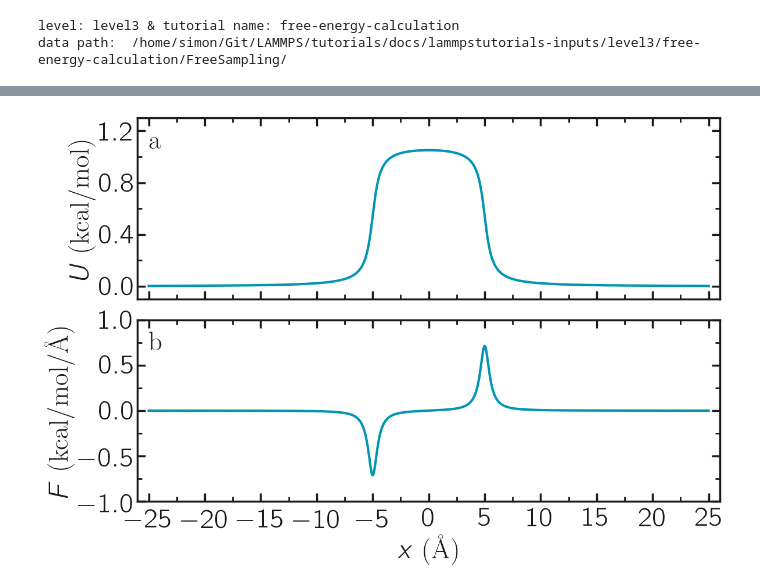
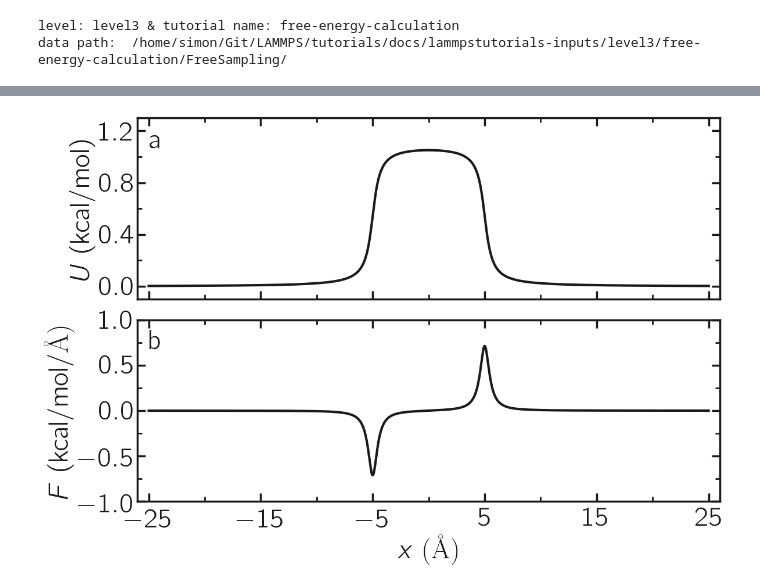
Before and after one commit to lammpstutorials/lammpstutorials.github.io, a Jupyter notebook: docs/sphinx/source/tutorials/figures/level3/free-energy-calculation/potential-pyplot.ipynb, the cells around one changed output, grey strips where cells are left out. Drawn from its saved outputs; the diff is of its cells as text; code cells hidden in the pictures.

Commit message:
improved figures

```diff
--- a/docs/sphinx/source/tutorials/figures/level3/free-energy-calculation/potential-pyplot.ipynb
+++ b/docs/sphinx/source/tutorials/figures/level3/free-energy-calculation/potential-pyplot.ipynb
@@ -55,23 +55,23 @@ for mode, mygray in zip(['light', 'dark'], [colors["mylightgray"], colors["mydar
 # %%
 filename = "potential-article"
 mode = 'light'
 mygray = colors["mylightgray"]
 fig = prepare_figure(mode, transparency = False, desired_figsize=(12,8), serif=False)
 ax, n, l_tot, c_tot = [], 0, 2, 1
 n += 1
 ax.append(plt.subplot(l_tot, c_tot, n))
-ax[-1].plot(x, U, color=colors["myblue"], linewidth=3)
-complete_panel(ax[-1], None, r'$U ~ \textrm{(kcal/mol)}$', legend=False, axis_color=mygray)
-set_boundaries(plt, x_ticks=np.arange(-25, 30, 5), y_ticks=np.arange(0, 1.4, 0.4),
+ax[-1].plot(x, U, color=colors["mylightgray"], linewidth=3)
+complete_panel(ax[-1], None, r'$U ~ \mathrm{(kcal/mol)}$', legend=False, axis_color=mygray)
+set_boundaries(plt, x_ticks=np.arange(-25, 30, 10), y_ticks=np.arange(0, 1.4, 0.4),
                 x_boundaries=(-26, 26), y_boundaries=(-0.1, 1.3))
 n += 1
 ax.append(plt.subplot(l_tot, c_tot, n))
-ax[-1].plot(x, F, color=colors["myblue"], linewidth=3)
-complete_panel(ax[-1], r'$x ~ \textrm{(\AA)}$', r'$F ~ \textrm{(kcal/mol/\AA)}$',
+ax[-1].plot(x, F, color=colors["mylightgray"], linewidth=3)
+complete_panel(ax[-1], r'$x ~ \textrm{(\AA{})}$', r'$F ~ \mathrm{(kcal/mol}/\textrm{\AA{})}$',
             legend=False, axis_color=mygray, locator_y=2, xpad=8)
-set_boundaries(plt, x_ticks=np.arange(-25, 30, 5), x_boundaries=(-26, 26),
+set_boundaries(plt, x_ticks=np.arange(-25, 30, 10), x_boundaries=(-26, 26),
                 y_ticks=np.arange(-1, 1.1, 0.5))
-add_subplotlabels(fig, ax, [r"$\textrm{a}$", r"$\textrm{b}$"], color=mygray)
+add_subplotlabels(fig, ax, [r"$\mathrm{a}$", r"$\mathrm{b}$"], color=mygray)
 save_figure(plt, fig, mode, git_path, path_figures, filename)
 # %% [output]
-[figure, old version]
+[figure, new version]
```
Also changed, not shown: parts of 1 cell of this notebook, 16 other files.
